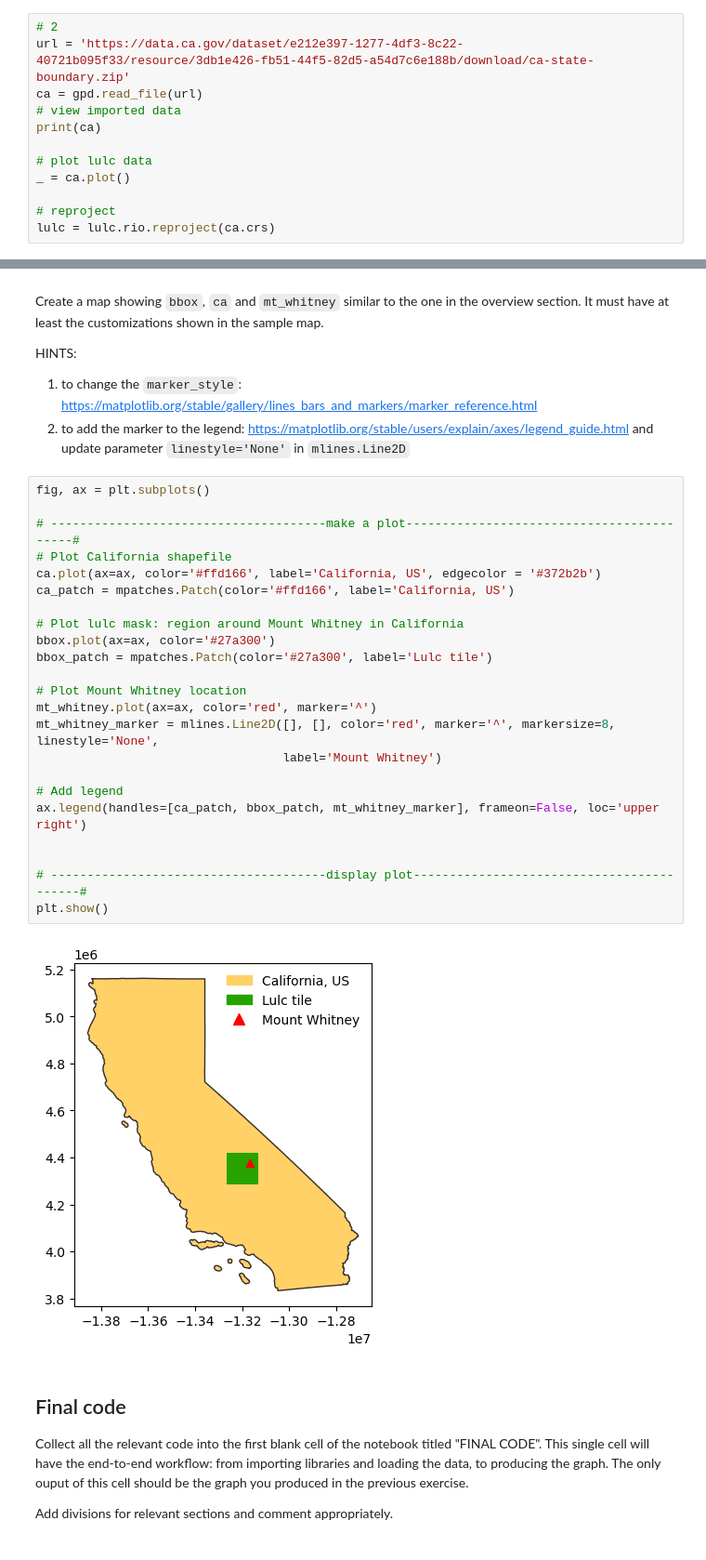
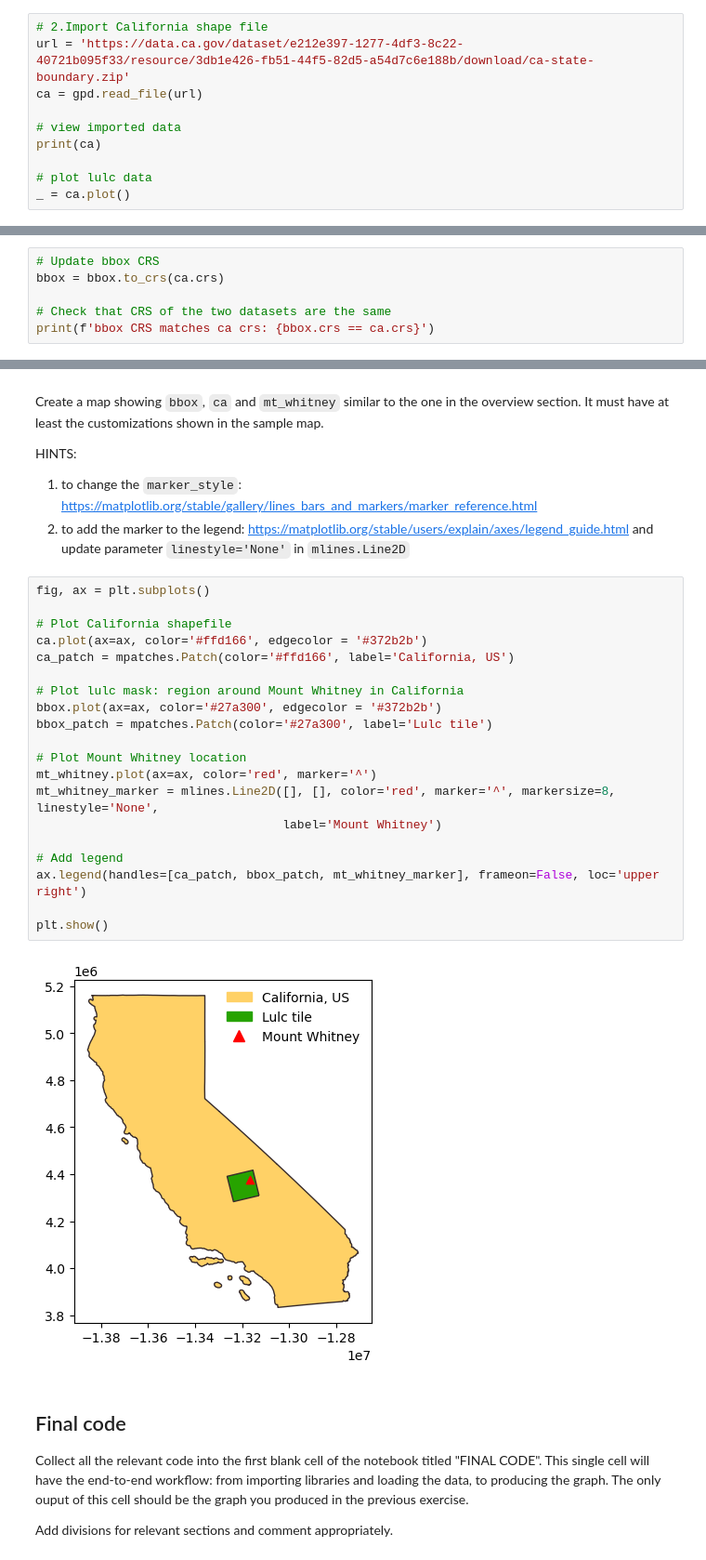
Before and after one commit to oksanaprotsukha/eds220-hwk-4, a Jupyter notebook: hwk4-task1-whitney-map.ipynb, the cells around one changed output, grey strips where cells are left out. Shown: that part at 93% size. Saved outputs shown, nothing was run; the diff lists cells and outputs as text.

```diff
--- a/hwk4-task1-whitney-map.ipynb
+++ b/hwk4-task1-whitney-map.ipynb
@@ -104,17 +174,15 @@ lulc raster dataset values: [[[ 42  42  42 ... 539 539 539]
   [304 304 304 ... 470 470 470]
   [304 304 304 ... 470 470 470]]]
 # %%
-# 2
+# 2.Import California shape file
 url = 'https://data.ca.gov/dataset/e212e397-1277-4df3-8c22-40721b095f33/resource/3db1e426-fb51-44f5-82d5-a54d7c6e188b/download/ca-state-boundary.zip'
 ca = gpd.read_file(url)
+
 # view imported data
 print(ca)
 
 # plot lulc data
 _ = ca.plot()
-
-# reproject
-lulc = lulc.rio.reproject(ca.crs)
 # %% [output]
   REGION DIVISION STATEFP   STATENS GEOID STUSPS        NAME LSAD  MTFCC  \
 0      4        9      06  01779778    06     CA  California   00  G4000
@@ -231,0 +241,6 @@ Datum: World Geodetic System 1984 ensemble
+# %%
+# Update bbox CRS
+bbox = bbox.to_crs(ca.crs)
+
+# Check that CRS of the two datasets are the same
+print(f'bbox CRS matches ca crs: {bbox.crs == ca.crs}')
@@ -241,28 +258,25 @@ HINTS:
 # %%
 fig, ax = plt.subplots()
 
-# --------------------------------------make a plot------------------------------------------#
 # Plot California shapefile
-ca.plot(ax=ax, color='#ffd166', label='California, US', edgecolor = '#372b2b')
+ca.plot(ax=ax, color='#ffd166', edgecolor = '#372b2b')
 ca_patch = mpatches.Patch(color='#ffd166', label='California, US')
 
 # Plot lulc mask: region around Mount Whitney in California
-bbox.plot(ax=ax, color='#27a300')
+bbox.plot(ax=ax, color='#27a300', edgecolor = '#372b2b')
 bbox_patch = mpatches.Patch(color='#27a300', label='Lulc tile')
 
 # Plot Mount Whitney location
 mt_whitney.plot(ax=ax, color='red', marker='^')
 mt_whitney_marker = mlines.Line2D([], [], color='red', marker='^', markersize=8, linestyle='None',
                                   label='Mount Whitney')
 
 # Add legend
 ax.legend(handles=[ca_patch, bbox_patch, mt_whitney_marker], frameon=False, loc='upper right')
 
-
-# --------------------------------------display plot------------------------------------------#
 plt.show()
 # %% [output]
-[figure, old version]
+[figure, new version]
 # %% [markdown]
 ## Final code
 Collect all the relevant code into the first blank cell of the notebook titled "FINAL CODE". This single cell will have the end-to-end workflow: from importing libraries and loading the data, to producing the graph. The only ouput of this cell should be the graph you produced in the previous exercise.
```
Also changed, not shown: parts of 11 cells of this notebook.
